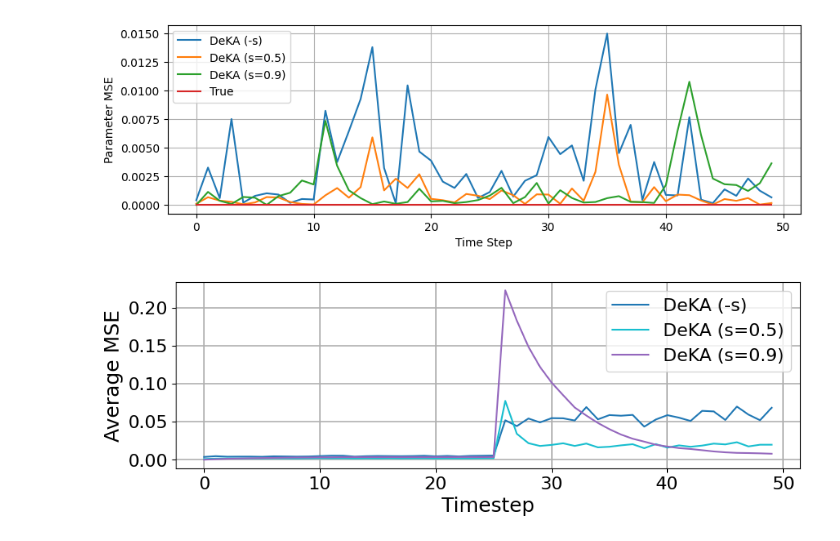
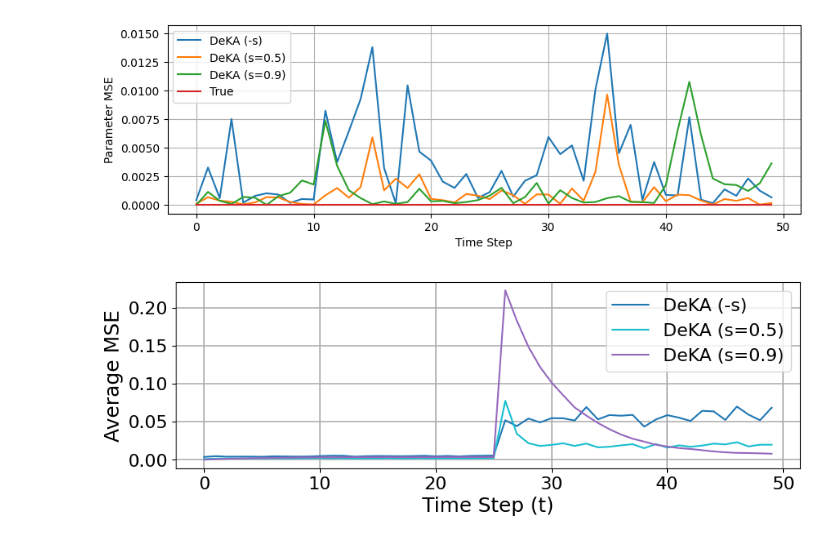
Before and after one commit to ChrisSha0104/Online-Parameter-Estimation-Using-the-Kaczmarz-Method, a Jupyter notebook: python/random_systems.ipynb, the cells around one changed output. Cells and saved outputs as stored; diff of their text form; code cells hidden in the pictures.

```diff
--- a/python/random_systems.ipynb
+++ b/python/random_systems.ipynb
@@ -491,35 +491,35 @@ names_mapping = {
     'deka_0': 'DeKA (-s)',
     'deka_0.5': 'DeKA (s=0.5)',
     'deka_0.9': 'DeKA (s=0.9)'
 }
 
 # Plot the average MSE vs timestep with shaded ±1 standard deviation region
 fig, ax = plt.subplots(figsize=(10, 3))
 timesteps = np.arange(nsim)
 
 for name in filter_names:
     avg_vals = avg_mse_vs_timestep[name]
     std_vals = std_mse_vs_timestep[name]
 
     # Ensure lower bound is at least 0
     lower_bound = np.maximum(0, avg_vals - std_vals)
     upper_bound = avg_vals + std_vals
 
     ax.plot(timesteps, avg_vals, label=names_mapping[name], color=colors[name])
     # ax.fill_between(timesteps, lower_bound, upper_bound, color=colors[name], alpha=0.3)
 
 # Larger labels and legend
-ax.set_xlabel("Timestep", fontsize=18)
+ax.set_xlabel("Time Step (t)", fontsize=18)
 ax.set_ylabel("Average MSE", fontsize=18)
 ax.legend(fontsize=16)
 ax.grid(True, linewidth=1.2)  # Make gridlines more visible
 
 # Increase tick size
 ax.tick_params(axis='both', which='major', labelsize=16)
 
 plt.show()
 # %% [output]
-[figure, old version]
+[figure, new version]
 # %%
 print("Parameter tracking MSE averages")
 for name, vals in mse.items():
```
Also changed, not shown: parts of 2 cells of this notebook.
